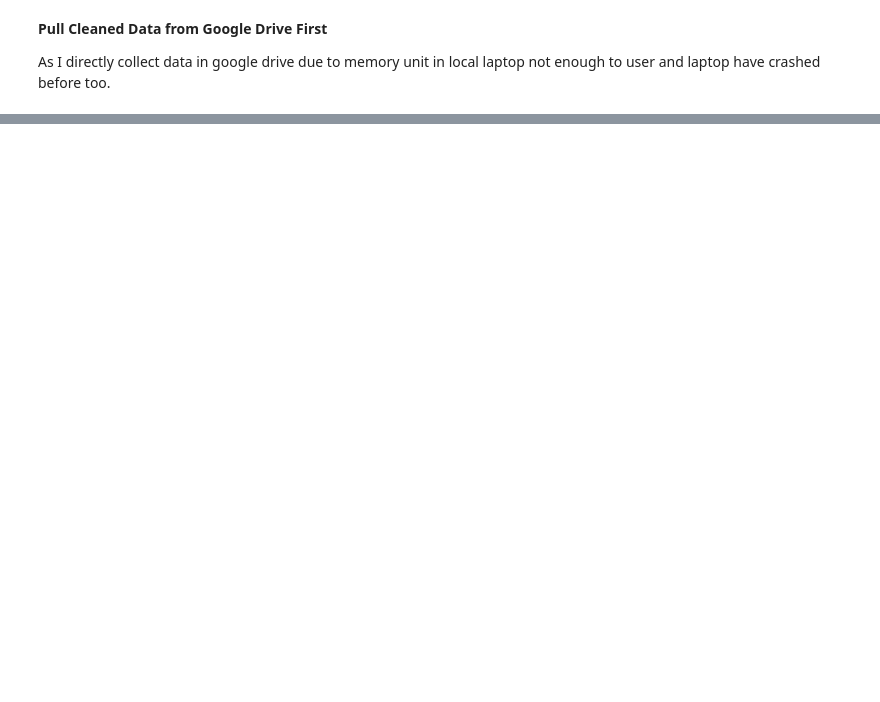
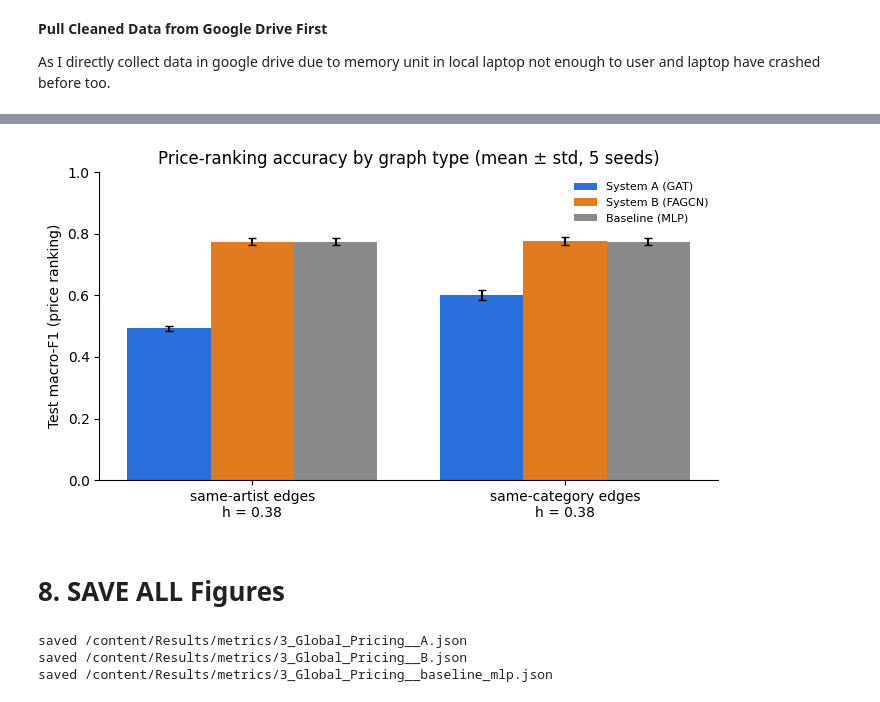
Before and after one commit to artittayaforwork-pro/K-pop-MerchAI, a Jupyter notebook: ์Notebooks/3_Gloabl_Pricing.ipynb, the cells around one changed output, grey strips where cells are left out. Drawn from its saved outputs; the diff is of its cells as text; code cells hidden in the pictures; blank space fills up the shorter version.

```diff
--- a/์Notebooks/3_Gloabl_Pricing.ipynb
+++ b/์Notebooks/3_Gloabl_Pricing.ipynb
@@ -610,0 +1329,54 @@ print("Saved to Google Drive:", destination)
+# %%
+import matplotlib.pyplot as plt
+
+# Define colors for each model
+COLORS = {"A": "#2a6fdb", "B": "#e07a1f", "baseline_mlp": "#8a8a8a"}
+
+fig, ax = plt.subplots(figsize=(7, 4))
+systems, width = list(MODELS), 0.8 / len(MODELS)
+
+# Macro-F1 results for each system
+for i, s in enumerate(systems):
+    sub = summary[summary["system"] == s].set_index("graph").reindex(EDGE_TYPES)
+    xs = [g + (i - (len(systems) - 1) / 2) * width for g in range(len(EDGE_TYPES))]
+    ax.bar(xs, sub["macro_f1_mean"], width, yerr=sub["macro_f1_std"], capsize=3, color=COLORS[s],
+           label=f"{'System ' + s if s in ['A', 'B'] else 'Baseline'} ({MODELS[s]['kind'].upper()})")
+
+# graph types and homophily values
+ax.set_xticks(range(len(EDGE_TYPES)), [f"same-{g} edges\nh = {homophily[g]:.2f}" for g in EDGE_TYPES])
+
+ax.set_ylabel("Test macro-F1 (price ranking)"); ax.set_ylim(0, 1)
+ax.set_title("Price-ranking accuracy by graph type (mean ± std, 5 seeds)")
+
+#Save
+ax.legend(frameon=False, fontsize=8); ax.spines[["top", "right"]].set_visible(False)
+fig.tight_layout(); fig.savefig(FIGURES / f"{TASK}_gnn_by_graph.png", dpi=200); plt.show()
+# %% [output]
+[figure, added]
+# %% [markdown]
+# 8. SAVE ALL Figures
+# %%
+primary = runs[runs["graph"] == PRIMARY_GRAPH]
+
+mlp_f1 = primary.loc[primary["system"] == "baseline_mlp", "macro_f1"].mean()
+
+# Save evaluation results for each system
+for system, params in MODELS.items():
+    sub = primary[primary["system"] == system]
+    save_result(
+        TASK, system, params["kind"].upper(),
+        # Technical performance
+        technical={"macro_f1": sub["macro_f1"].mean(), "macro_f1_std": sub["macro_f1"].std(),
+                   "accuracy": sub["accuracy"].mean(), "mlp_macro_f1": mlp_f1,
+                   "edge_homophily": homophily[PRIMARY_GRAPH], "graph": PRIMARY_GRAPH},
+        # Business performance
+        business={"train_time_s": sub["train_time_s"].mean(), "overpriced_flag_rate": sub["overpriced_flag_rate"].mean()},
+        # Regional performance
+        governance={"region_f1_gap": sub["region_f1_gap"].mean()},
+        notes=f"{N_SEEDS} seeds, {len(df)} products, decision graph = same-{PRIMARY_GRAPH} edges",
+        extra={"homophily": homophily, "summary_by_graph": summary.to_dict(orient="records")},
+    )
+# %% [output]
+saved /content/Results/metrics/3_Global_Pricing__A.json
+saved /content/Results/metrics/3_Global_Pricing__B.json
+saved /content/Results/metrics/3_Global_Pricing__baseline_mlp.json
```
Also changed, not shown: parts of 34 cells of this notebook, 2 other files.
